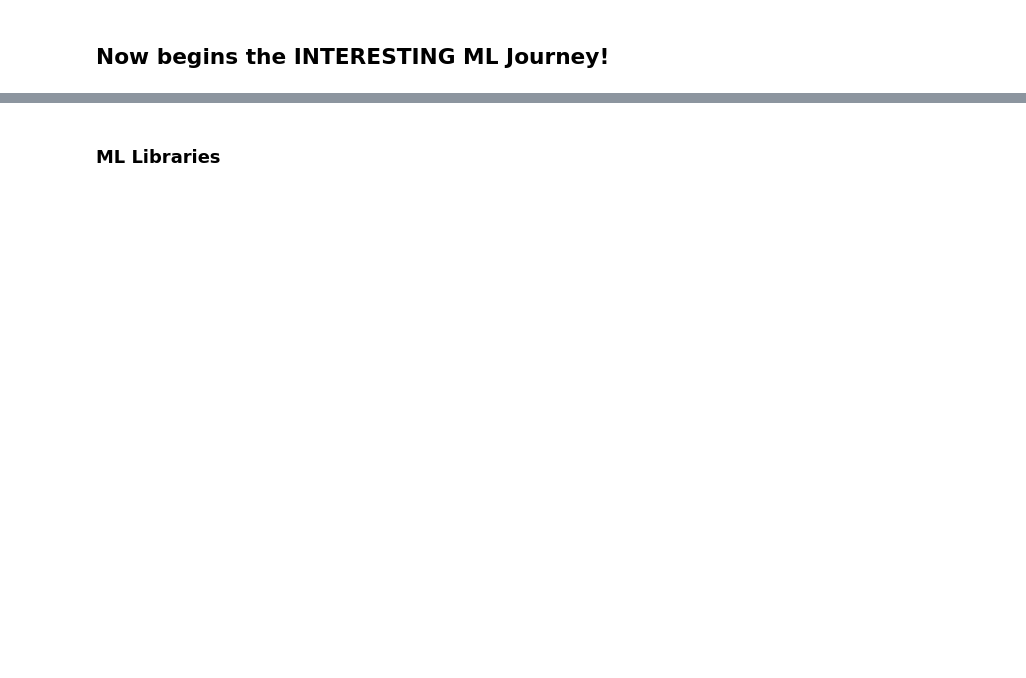
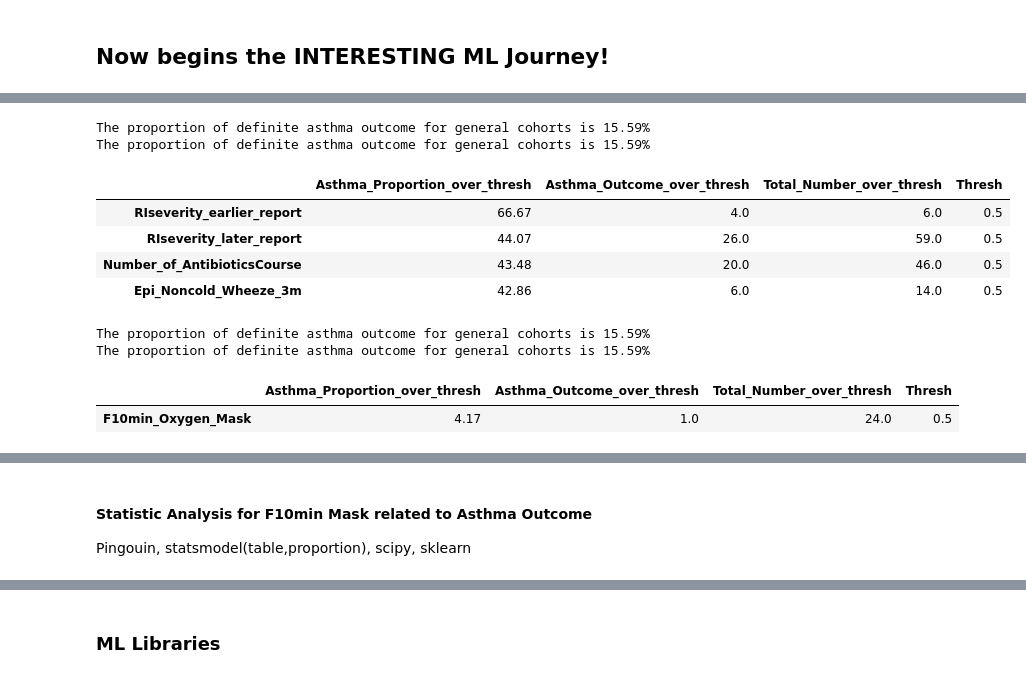
Before and after one commit to PingHe-Stan/Sickkids_ML, a Jupyter notebook: notebooks/CHILD_ml_pipeline.ipynb, the cells around one changed output, grey strips where cells are left out. Cells and saved outputs as stored; diff of their text form; code cells hidden in the pictures; blank space fills up the shorter version.

```diff
--- a/notebooks/CHILD_ml_pipeline.ipynb
+++ b/notebooks/CHILD_ml_pipeline.ipynb
@@ -323 +307,27 @@ The proportion of definite asthma outcome for general cohorts is 6.76%
 [interactive output not drawn]
+# %%
+view_y_proportions(df_ml_scaled, df_ml_scaled.columns[:-1], 0.5)[
+    view_y_proportions(
+        df_ml_scaled, df_ml_scaled.columns[:-1], 0.5
+    ).Asthma_Proportion_over_thresh
+    > 30
+]
+
+view_y_proportions(df_ml_scaled, df_ml_scaled.columns[:-1], 0.5)[
+    view_y_proportions(
+        df_ml_scaled, df_ml_scaled.columns[:-1], 0.5
+    ).Asthma_Proportion_over_thresh
+    < 10
+]
+# %% [output]
+The proportion of definite asthma outcome for general cohorts is 15.59%
+The proportion of definite asthma outcome for general cohorts is 15.59%
+|  | Asthma_Proportion_over_thresh | Asthma_Outcome_over_thresh | Total_Number_over_thresh | Thresh |
+| RIseverity_earlier_report | 66.67 | 4.0 | 6.0 | 0.5 |
+| RIseverity_later_report | 44.07 | 26.0 | 59.0 | 0.5 |
+| Number_of_AntibioticsCourse | 43.48 | 20.0 | 46.0 | 0.5 |
+| Epi_Noncold_Wheeze_3m | 42.86 | 6.0 | 14.0 | 0.5 |
+The proportion of definite asthma outcome for general cohorts is 15.59%
+The proportion of definite asthma outcome for general cohorts is 15.59%
+|  | Asthma_Proportion_over_thresh | Asthma_Outcome_over_thresh | Total_Number_over_thresh | Thresh |
+| F10min_Oxygen_Mask | 4.17 | 1.0 | 24.0 | 0.5 |
@@ -323,0 +335,4 @@ The proportion of definite asthma outcome for general cohorts is 6.76%
+# %% [markdown]
+#### Statistic Analysis for F10min Mask related to Asthma Outcome
+
+Pingouin, statsmodel(table,proportion), scipy, sklearn
```
Also changed, not shown: parts of 14 cells of this notebook.
